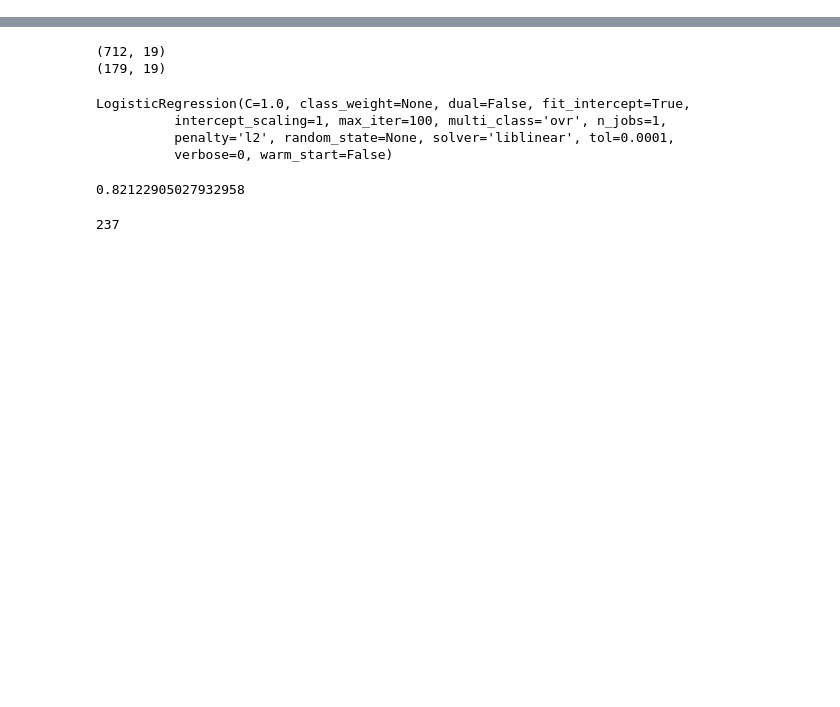
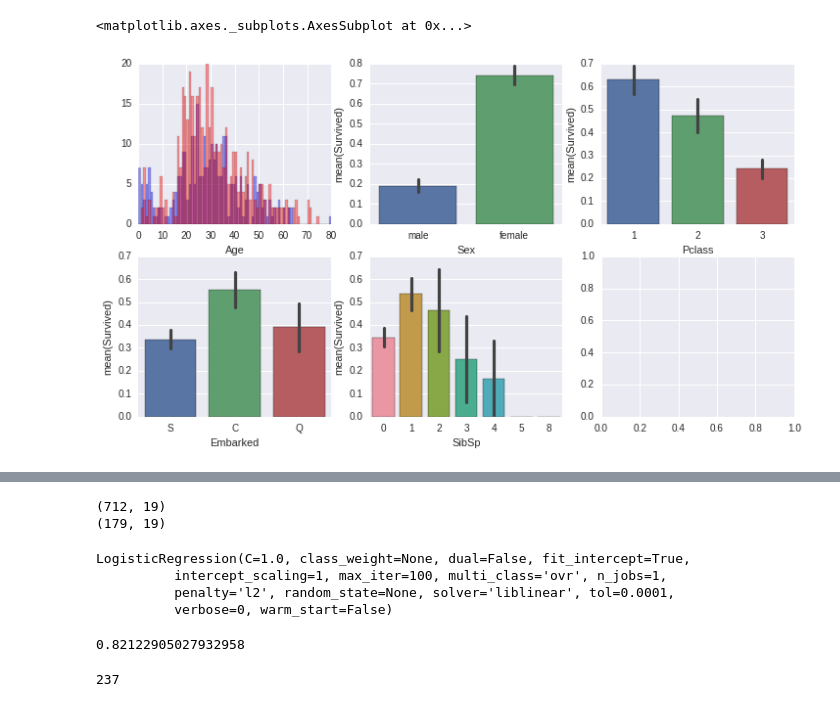
Before and after one commit to klin10/Data-Science, a Jupyter notebook: titanic/titanic.ipynb, the cells around one changed output, grey strips where cells are left out. Cells and saved outputs as stored; diff of their text form; code cells hidden in the pictures; blank space fills up the shorter version.

Commit message:
Added visualization of the features with seaborn

```diff
--- a/titanic/titanic.ipynb
+++ b/titanic/titanic.ipynb
@@ -37,0 +61,23 @@ Includes graphic to show the analysis of the data
+# %%
+surv = train_data[train_data['Survived']==1]
+nosurv = train_data[train_data['Survived']==0]
+surv_col = "blue"
+nosurv_col = "red"
+# %%
+#Data distribution (mean and variance of the data)
+plt.figure(figsize=[12,10])
+plt.subplot(331)
+sns.distplot(surv['Age'].dropna().values, bins=range(0, 81, 1), kde=False, color=surv_col)
+sns.distplot(nosurv['Age'].dropna().values, bins=range(0, 81, 1), kde=False, color=nosurv_col, axlabel='Age')
+plt.subplot(332)
+sns.barplot('Sex', 'Survived', data=train_data)
+plt.subplot(333)
+sns.barplot('Pclass', 'Survived', data=train_data)
+plt.subplot(334)
+sns.barplot('Embarked', 'Survived', data=train_data)
+plt.subplot(335)
+sns.barplot('SibSp', 'Survived', data=train_data)
+plt.subplot(336)
+# %% [output]
+<matplotlib.axes._subplots.AxesSubplot at 0x...>
+[figure, added]
```
Also changed, not shown: parts of 8 cells of this notebook.
